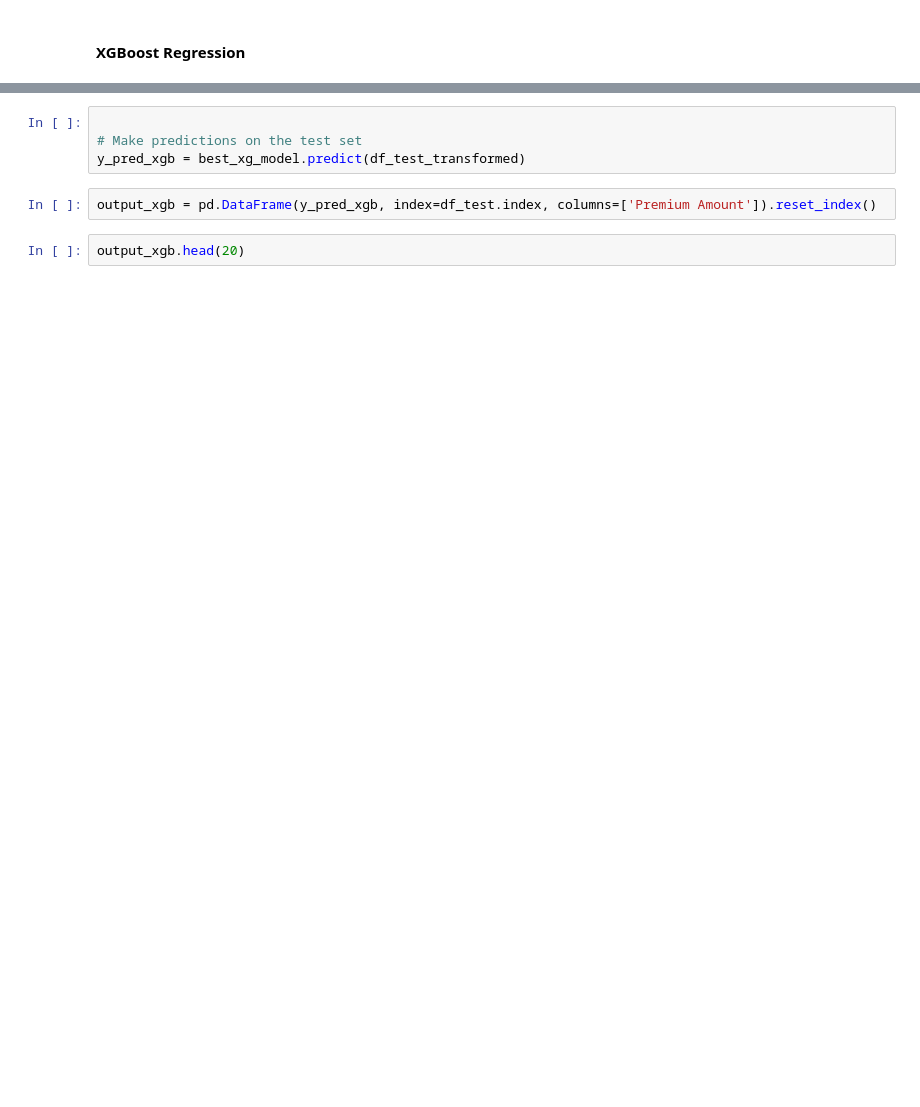
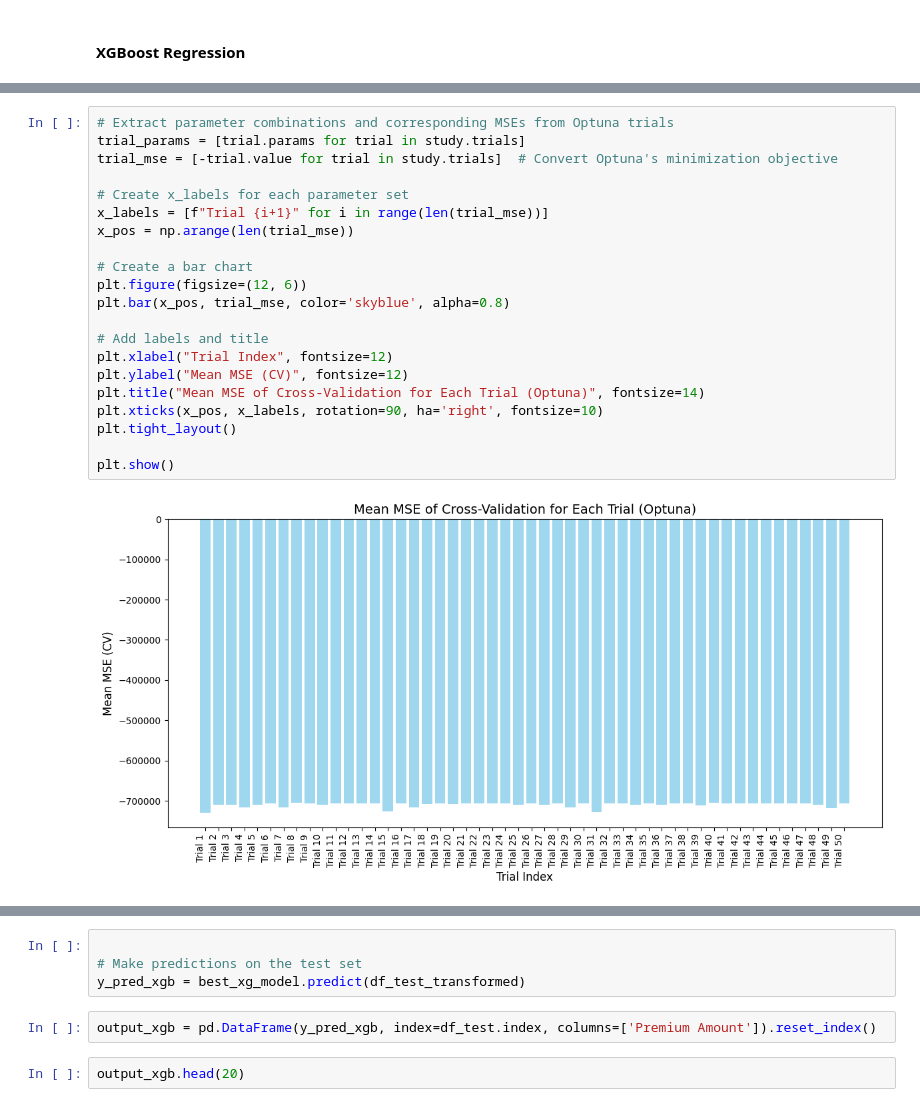
Before and after one commit to jeevanshrestha/Insurance-Dataset-Regression-Kaggle-Competition, a Jupyter notebook: Insurance Dataset Regression - XGBoost.ipynb, the cells around one changed output, grey strips where cells are left out. Drawn from its saved outputs; the diff is of its cells as text; blank space fills up the shorter version.

```diff
--- a/Insurance Dataset Regression - XGBoost.ipynb
+++ b/Insurance Dataset Regression - XGBoost.ipynb
@@ -693,0 +710,23 @@ GridSearchCV(cv=5,
+# %%
+# Extract parameter combinations and corresponding MSEs from Optuna trials
+trial_params = [trial.params for trial in study.trials]
+trial_mse = [-trial.value for trial in study.trials]  # Convert Optuna's minimization objective
+
+# Create x_labels for each parameter set
+x_labels = [f"Trial {i+1}" for i in range(len(trial_mse))]
+x_pos = np.arange(len(trial_mse))
+
+# Create a bar chart
+plt.figure(figsize=(12, 6))
+plt.bar(x_pos, trial_mse, color='skyblue', alpha=0.8)
+
+# Add labels and title
+plt.xlabel("Trial Index", fontsize=12)
+plt.ylabel("Mean MSE (CV)", fontsize=12)
+plt.title("Mean MSE of Cross-Validation for Each Trial (Optuna)", fontsize=14)
+plt.xticks(x_pos, x_labels, rotation=90, ha='right', fontsize=10)
+plt.tight_layout()
+
+plt.show()
+# %% [output]
+[figure, added]
```
Also changed, not shown: parts of 21 cells of this notebook.
